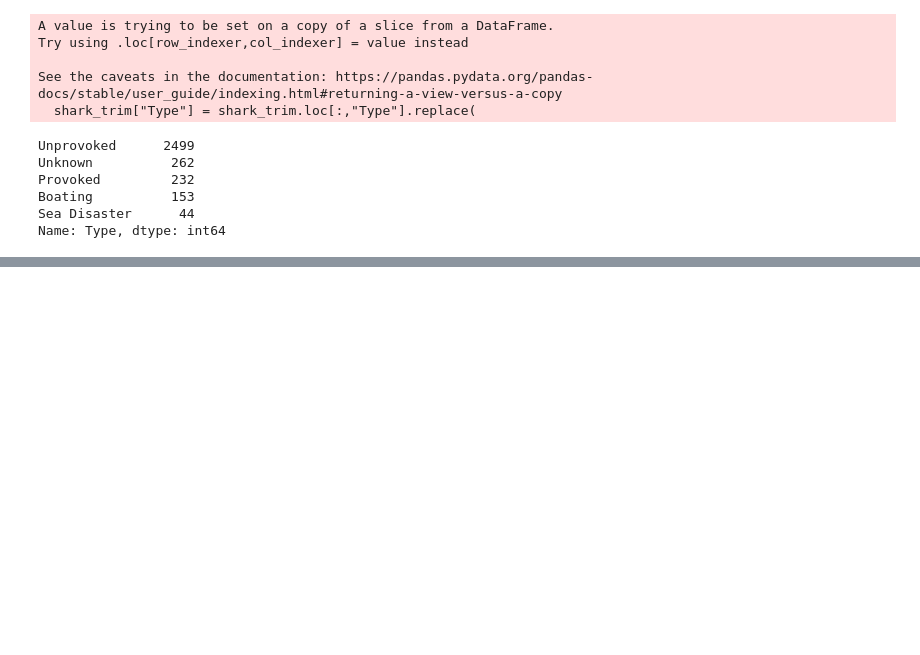
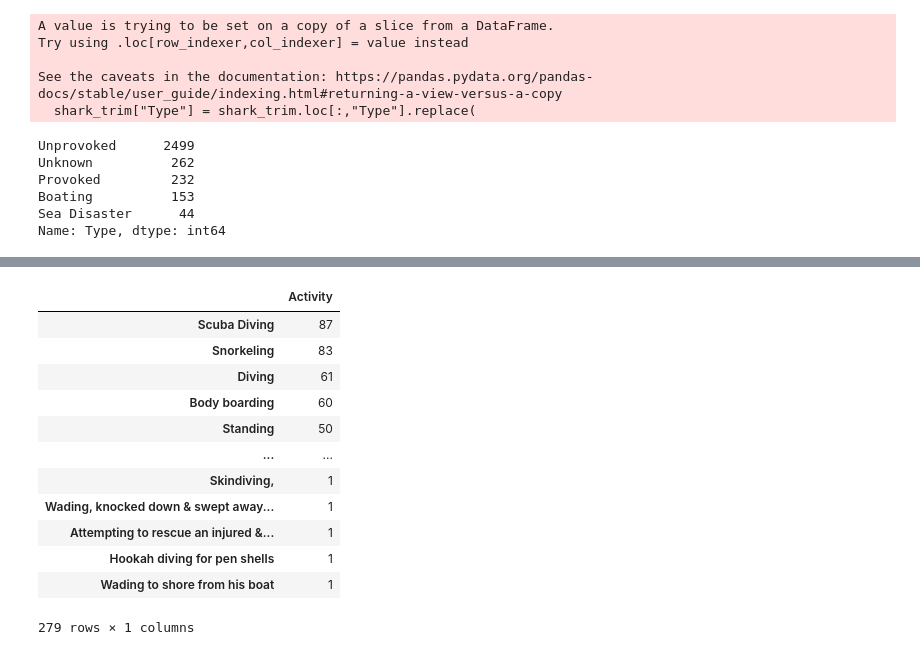
Before and after one commit to staceyj118/Shark-Attacks, a Jupyter notebook: clean_sharks.ipynb, the cells around one changed output, grey strips where cells are left out. Cells and saved outputs as stored; diff of their text form; code cells hidden in the pictures; blank space fills up the shorter version.

Commit message:
Updated with additional data cleaning

```diff
--- a/clean_sharks.ipynb
+++ b/clean_sharks.ipynb
@@ -328 +333,26 @@ Standing                                                1
 Name: Activity, Length: 283, dtype: int64
+# %%
+shark_trim_df = pd.DataFrame(shark_trim["Activity"].value_counts())
+shark_trim_df.reset_index()
+stg = shark_trim_df[shark_trim_df["Activity"]<100]
+#pd.set_option('max_rows', None)
+stg
+#contains board > Boarding (Boogie, Paddle, Body)
+# SUP > Boarding
+# floating > swimming
+# treading water > swimming
+# contains Diving > Diving
+# %% [output]
+|  | Activity |
+| Scuba Diving | 87 |
+| Snorkeling | 83 |
+| Diving | 61 |
+| Body boarding | 60 |
+| Standing | 50 |
+| ... | ... |
+| Skindiving, | 1 |
+| Wading, knocked down & swept away... | 1 |
+| Attempting to rescue an injured &... | 1 |
+| Hookah diving for pen shells | 1 |
+| Wading to shore from his boat | 1 |
+279 rows × 1 columns
```
Also changed, not shown: parts of 14 cells of this notebook.
